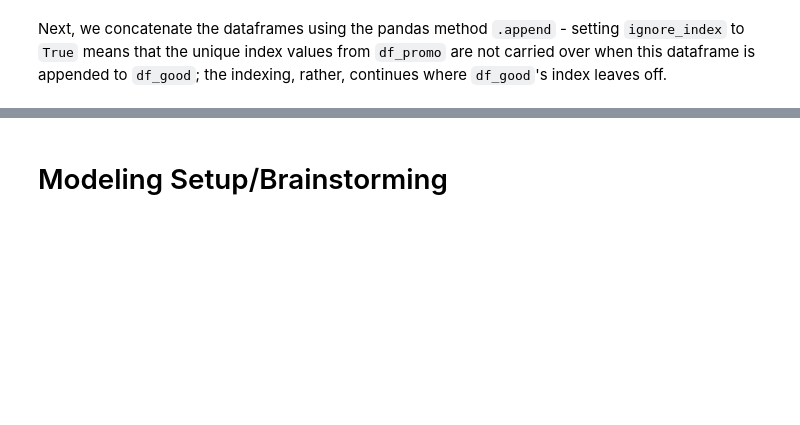
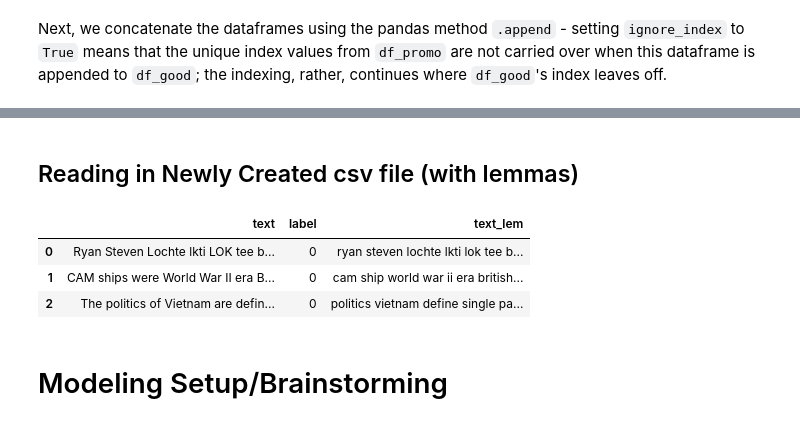
Before and after one commit to toastdeini/Wikipedia-article-quality, a Jupyter notebook: prep/EDA_Binary.ipynb, the cells around one changed output, grey strips where cells are left out. Saved outputs shown, nothing was run; the diff lists cells and outputs as text; code cells hidden in the pictures; blank space fills up the shorter version.

Commit message:
New dataframe with column of lemmas

```diff
--- a/prep/EDA_Binary.ipynb
+++ b/prep/EDA_Binary.ipynb
@@ -272,0 +352,11 @@ df
+# %% [markdown]
+## Reading in Newly Created csv file (with lemmas)
+# %%
+lemmed_df = pd.read_csv('../../data/lemmed_combined.csv', index_col=0)
+# %%
+lemmed_df.head(3)
+# %% [output]
+|  | text | label | text_lem |
+| 0 | Ryan Steven Lochte lkti LOK tee b... | 0 | ryan steven lochte lkti lok tee b... |
+| 1 | CAM ships were World War II era B... | 0 | cam ship world war ii era british... |
+| 2 | The politics of Vietnam are defin... | 0 | politics vietnam define single pa... |
```
Also changed, not shown: parts of 22 cells of this notebook.
